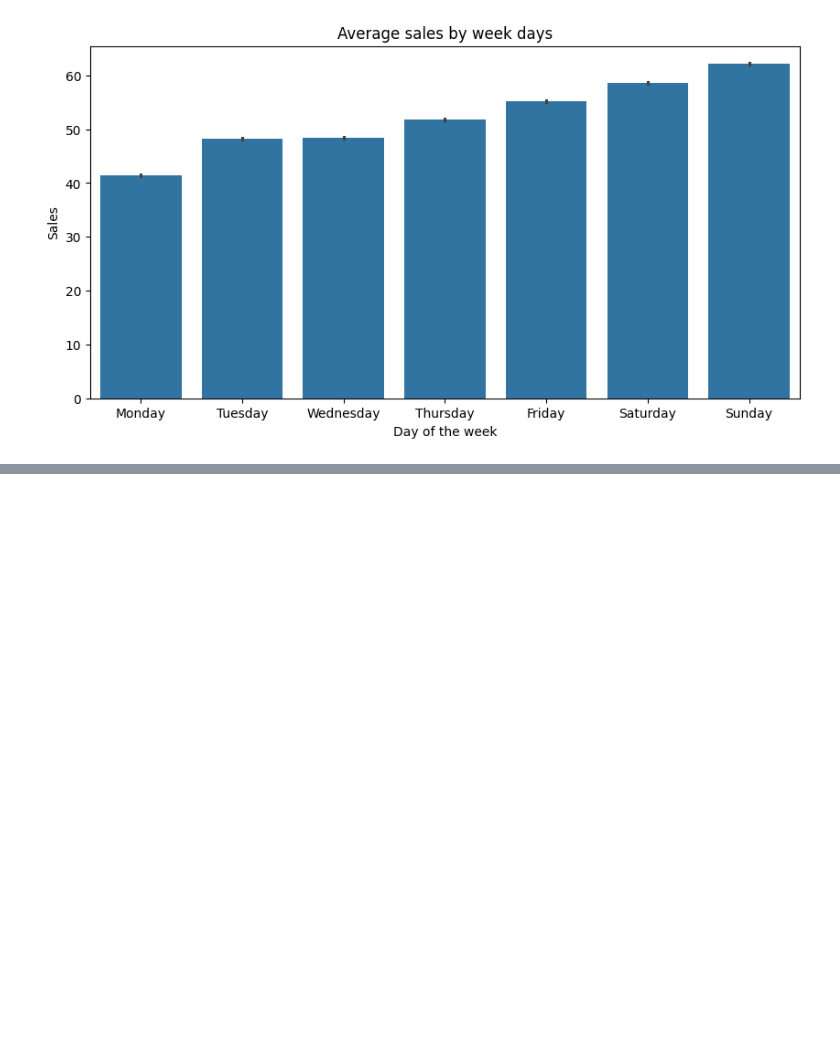
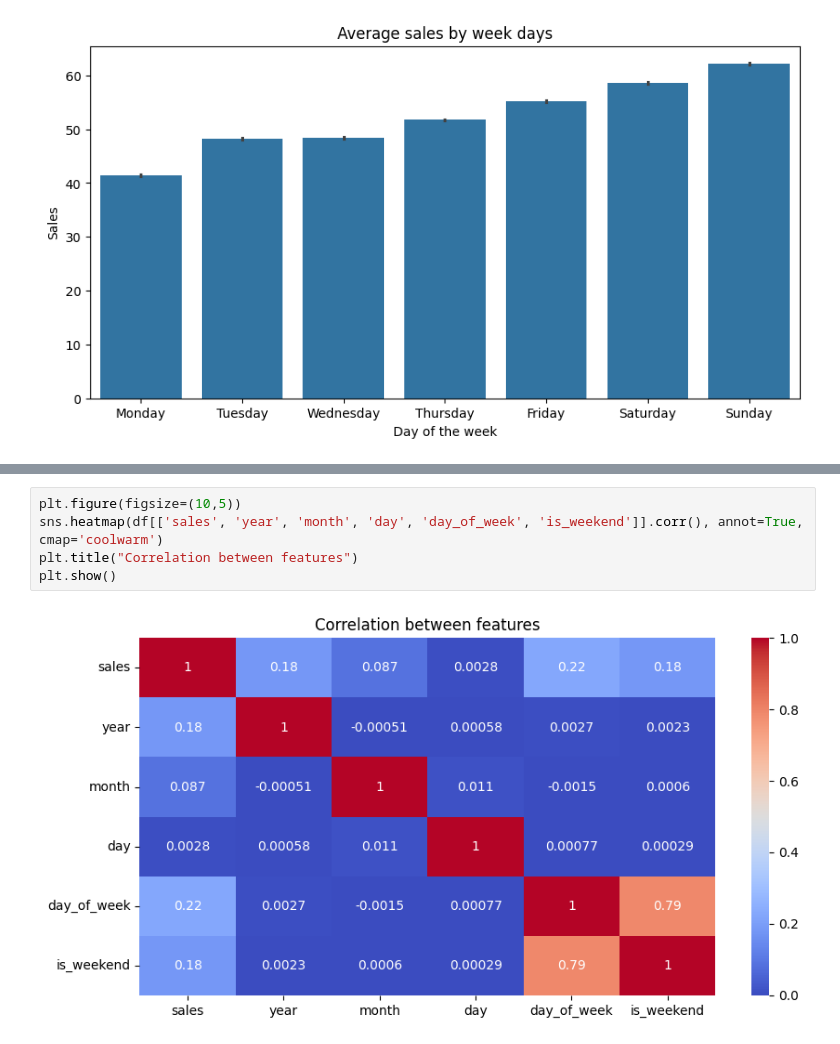
Before and after one commit to DanielSzakacs/ML-Sales-Demand-Forecasting-MLOps, a Jupyter notebook: notebooks/Eda.ipynb, the cells around one changed output, grey strips where cells are left out. Saved outputs shown, nothing was run; the diff lists cells and outputs as text; blank space fills up the shorter version.

```diff
--- a/notebooks/Eda.ipynb
+++ b/notebooks/Eda.ipynb
@@ -118,0 +123,7 @@ plt.show()
+# %%
+plt.figure(figsize=(10,5))
+sns.heatmap(df[['sales', 'year', 'month', 'day', 'day_of_week', 'is_weekend']].corr(), annot=True, cmap='coolwarm')
+plt.title("Correlation between features")
+plt.show()
+# %% [output]
+[figure, added]
```
Also changed, not shown: parts of 10 cells of this notebook, 1 other file.
